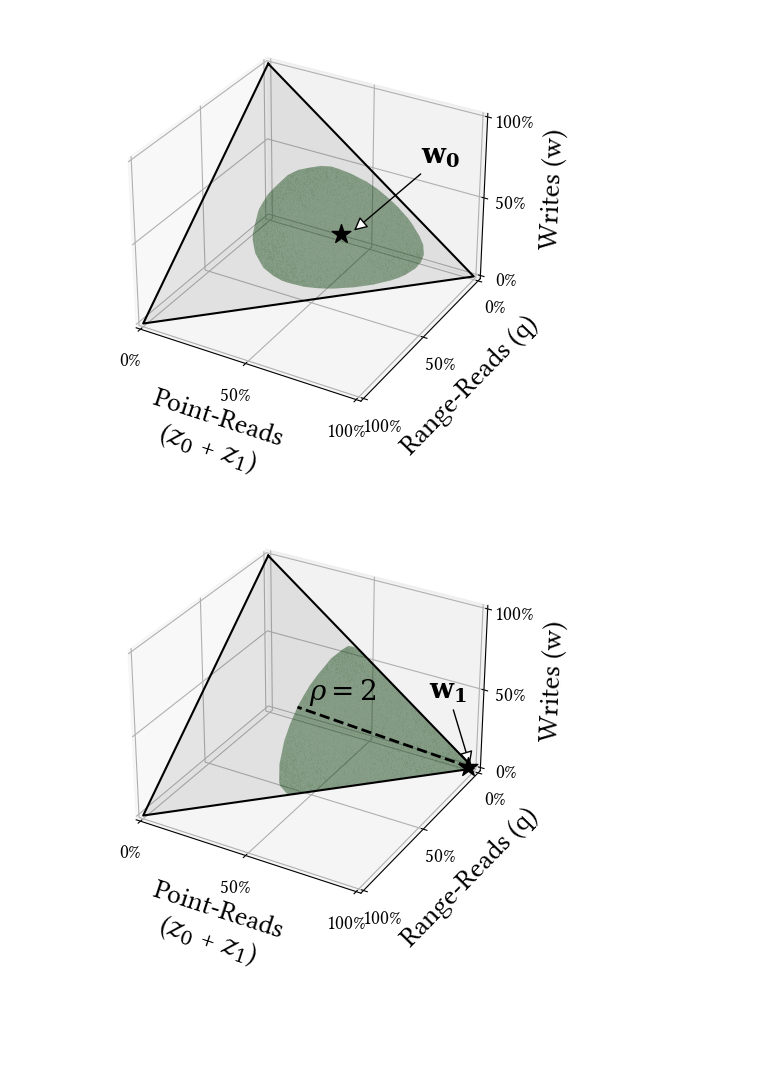
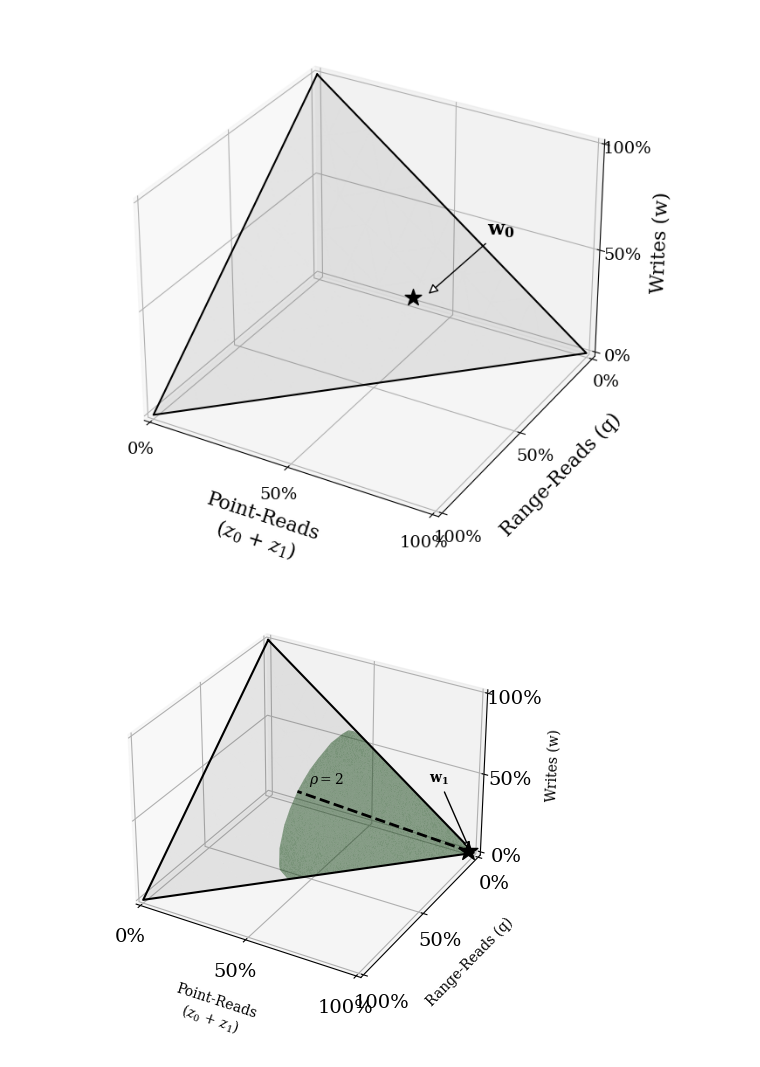
Before and after one commit to BU-DiSC/endure, a Jupyter notebook: endure/visualization/01_kl_divergence.ipynb, the cells around one changed output. Drawn from its saved outputs; the diff is of its cells as text; code cells hidden in the pictures; blank space fills up the shorter version.

```diff
--- a/endure/visualization/01_kl_divergence.ipynb
+++ b/endure/visualization/01_kl_divergence.ipynb
@@ -31,7 +32,7 @@ def set_style(fsz=14):
     plt.rc('font', family='Linux Libertine')
     # sns.set_style("ticks", {"xtick.major.size": 3, "ytick.major.size": 3})
 
-    plt.rc('font', size=fsz, family='Linux Libertine')
+    plt.rc('font', size=fsz, family='Serif')
     plt.rc('axes', titlesize=fsz)
     plt.rc('axes', labelsize=fsz)
     plt.rc('xtick', labelsize=fsz)
@@ -43,7 +44,7 @@ def set_style(fsz=14):
 def set_size(fig, width=3.33, height=2, scale=1):
     fig.set_size_inches(width * scale, height * scale)
 
-VIZ_DIR = "/scratchNVM0/ndhuynh/data/figs/"
+VIZ_DIR = "/Users/ndhuynh/sandbox/viz/"
 def save_fig(fig, filename):
     fig.savefig(VIZ_DIR + filename, dpi=300, format='pdf', bbox_inches='tight')
 
@@ -66,7 +67,7 @@ def _annotate3D(ax, text, xyz, *args, **kwargs):
 
 setattr(Axes3D, 'annotate3D', _annotate3D)
 # %%
-sys.path.insert(1, '/scratchNVM0/ndhuynh/robust-lsm-tuning/endure')
+sys.path.insert(1, '/Users/ndhuynh/repos/endure/endure/endure')
 from data.data_provider import DataProvider
 from data.data_exporter import DataExporter
 from robust.workload_uncertainty import WorkloadUncertainty
@@ -74,7 +75,7 @@ from lsm_tree.cost_function import CostFunction
 from lsm_tree.nominal import NominalWorkloadTuning
 from jobs.sample_uncertain_workloads import SampleUncertainWorkloads
 
-config = DataProvider.read_config('/scratchNVM0/ndhuynh/robust-lsm-tuning/endure/config/robust-lsm-trees.yaml')
+config = DataProvider.read_config('/Users/ndhuynh/repos/endure/endure/endure/config/robust-lsm-trees.yaml')
 de = DataExporter(config)
 dp = DataProvider(config)
 w0s = [
@@ -122,7 +123,7 @@ y = y.transpose() + np.tril(y, -1)
 z = z.transpose() + np.tril(z, -1)
 # %%
 w0id, left, right = 0, 0, 0.2
-fs = 20
+fs = 16
 w0 = to_array(w0s[w0id])
 df_obs = df[(df[f'd{w0id}'] > left) & (df[f'd{w0id}'] < right)]
 
@@ -132,38 +133,38 @@ ax = Axes3D(fig, auto_add_to_figure=False, computed_zorder=False)
 fig.add_axes(ax)
 
 ax_surf = ax.plot_trisurf(x.flatten(), y.flatten() , z.flatten(), color='tab:gray', alpha=0.1, zorder=0, rasterized=True)
-cloud = ax.plot_trisurf(df_obs['z'], df_obs['q'], df_obs['w'], color='tab:green', alpha=0.5, zorder=2, rasterized=True)
+# cloud = ax.plot_trisurf(df_obs['z'], df_obs['q'], df_obs['w'], color='tab:green', alpha=0.5, zorder=2, rasterized=True)
 edge = ax.plot([0, 1, 0, 0], [0, 0, 1, 0], [1, 0, 0, 1], color='black', zorder=3)
 ax_w0 = ax.scatter(w0[0], w0[1], w0[2], color='black', marker='*', s=200, zorder=100, rasterized=True)
 # fakeline = mpl.lines.Line2D([0],[0], linestyle="none", c='tab:green', marker = 'o', alpha=0.5)
 # ax.legend([fakeline], ['Uncertainty Neighborhood'], loc='upper right')
 
 ax.set_xlim3d(0, 1), ax.set_ylim3d(0, 1), ax.set_zlim3d(0, 1)
 ax.set_xticks([0, 0.5, 1], fontsize=fs), ax.set_yticks([0, 0.5, 1], fontsize=fs), ax.set_zticks([0, 0.5, 1], fontsize=fs)
 ax.xaxis.set_major_formatter(mtick.PercentFormatter(1.0))
 ax.yaxis.set_major_formatter(mtick.PercentFormatter(1.0))
 ax.zaxis.set_major_formatter(mtick.PercentFormatter(1.0))
 
 ax.set_ylim(1, 0)
 ax.set_xlabel('Point-Reads\n($z_0$ + $z_1$)', labelpad=15, fontsize=fs)
 ax.set_ylabel('Range-Reads (q)', labelpad=10, fontsize=fs)
 ax.set_zlabel('Writes (w)', labelpad=10, fontsize=fs)
 
 ax.annotate3D('$\mathbf{w_0}$', (0.55, 0.25, 0.28),
               xytext=(50, 50),
               textcoords='offset points',
               fontsize=fs,
               arrowprops=dict(arrowstyle="-|>", ec='black', fc='white', lw=1))
 
 # df_obs = df_obs.sort_values(by='d0')
 # df_obs = df_obs[df_obs.z < 0.3]
 # ptmax = df_obs.iloc[-1]
 # ax.plot([w0[0], ptmax.z], [w0[1], ptmax.q], [w0[2], ptmax.w], '--', color='black', lw=2)
 # ax.text(0.4, 0.35, 0.45, r'$\rho = 0.2$')
-set_size(fig, scale=2)
-save_fig(fig, 'kl_div_plane_w0.pdf')
+set_size(fig, scale=3)
+save_fig(fig, 'kl_div.pdf')
 # %% [output]
-[figure, old version]
+[figure, new version]
 # %%
 w0id, left, right = 1, 0, 2
 w0 = to_array(w0s[w0id])
@@ -205,4 +206,4 @@ ax.text(0.4, 0.35, 0.45, r'$\rho = 2$', fontsize=fs)
 set_size(fig, scale=2)
 save_fig(fig, 'kl_div_plane_w1.pdf')
 # %% [output]
-[figure, old version]
+[figure, new version]
```
Also changed, not shown: parts of 1 cell of this notebook, 7 other files.
